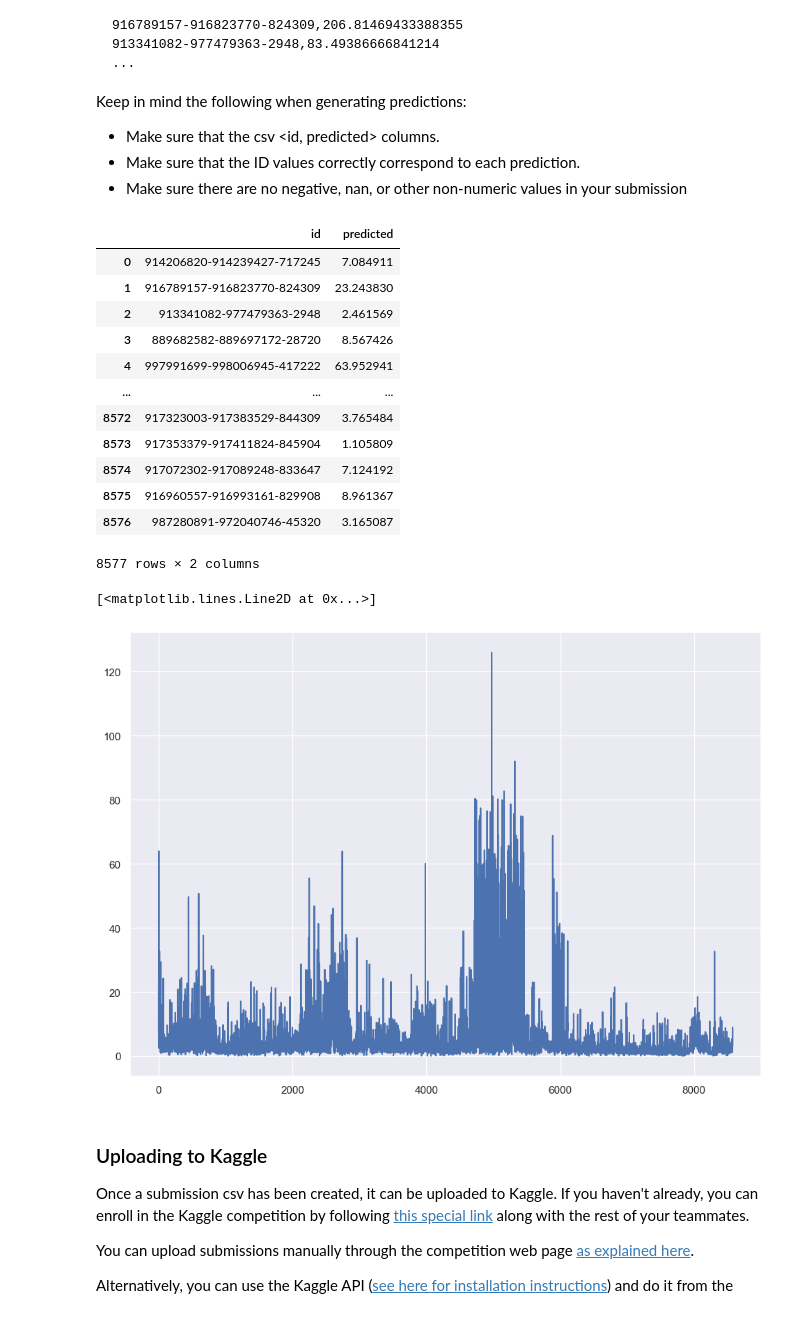
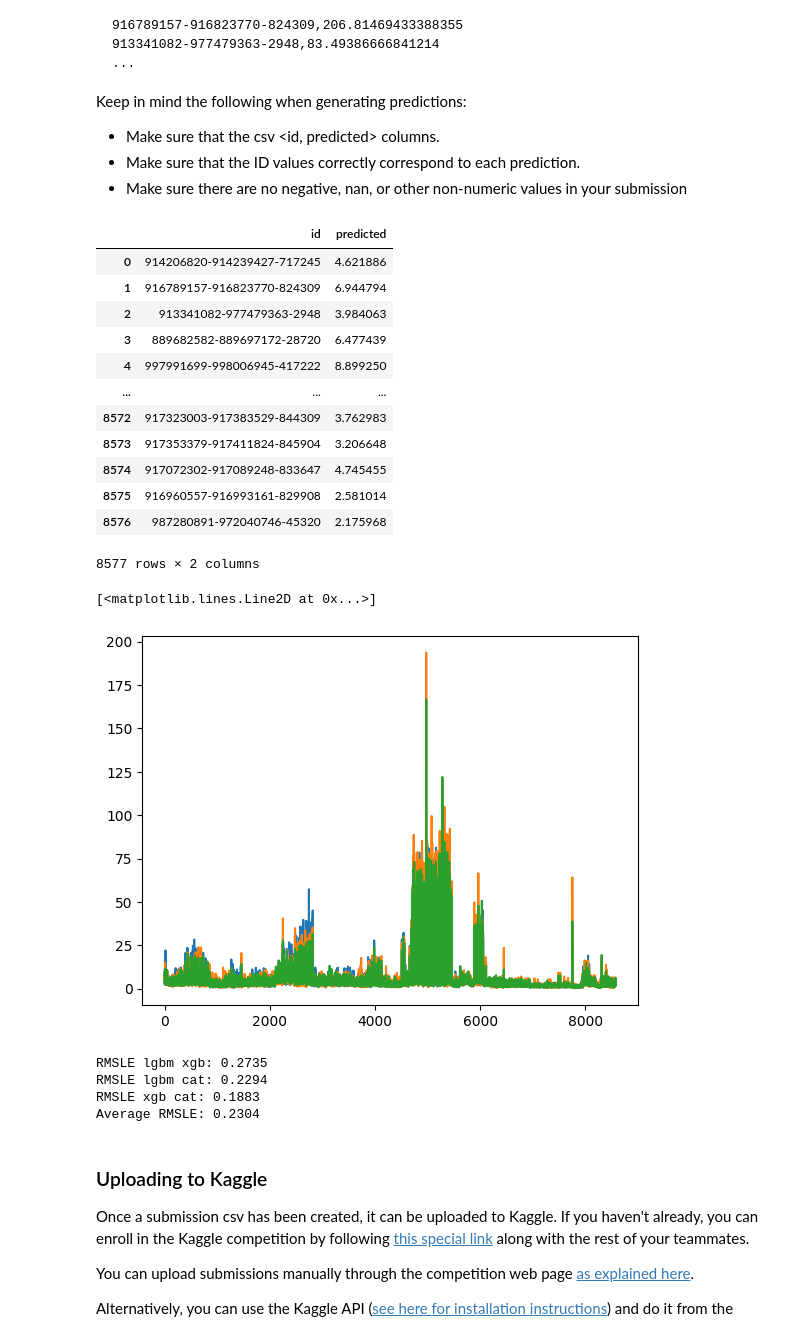
Before and after one commit to vladlevitin/TDT4173-Retail-Revenue-Prediction, a Jupyter notebook: TDT4173 Retail Revenue Prediction/introduction.ipynb, the cells around one changed output. Saved outputs shown, nothing was run; the diff lists cells and outputs as text; code cells hidden in the pictures.

```diff
--- a/TDT4173 Retail Revenue Prediction/introduction.ipynb
+++ b/TDT4173 Retail Revenue Prediction/introduction.ipynb
@@ -977,26 +1069,21 @@ X_test = df.drop(columns = colums_to_drop)
 X_test = convert_to_category(X_test)
 
 
+# for col in X_test.columns:
+#     if ( (X_test[col].dtype == 'float64') or (X_test[col].dtype == 'int64')):
+#         X_test[col].fillna(X_test[col].mean(), inplace=True)
+
+
 # Encoding
 
-# X_test_encoded_one_hot = one_hot_encoder.transform(X_test)
+# X_test_encoded_target = X_test.copy()
 
-# label_encoder = preprocessing.LabelEncoder()
+# for col in categorical_features_target:
+#     X_test_encoded_target[col] = X_test_encoded_target[col].map(all_means[col])
 
-# label_encoder = preprocessing.LabelEncoder()
+# X_test_encoded_target = X_test_encoded_target.astype('float64')
 
-# X_test_encoded_label = X_test.copy()
-
-# X_test_encoded_label[categorical_features]= X_test_encoded_label[categorical_features].apply(label_encoder.fit_transform)
-
-# # encode the categorical features to target encoding from all_means
-
-X_test_encoded_target = X_test.copy()
-
-for col in categorical_features:
-    X_test_encoded_target[col] = X_test_encoded_target[col].map(all_means[col])
-
-X_test_encoded_target = X_test_encoded_target.astype('float64')
+X_test_encoded_one_hot = one_hot_encoder.transform(X_test)
 
 
 
@@ -1004,21 +1091,26 @@ y_test_pred = 0
 n = 0
 
 
-y_test_pred_lgbm = lgbm_model.predict(X_test_encoded_target)
+
+
+X_test_selected = X_test_encoded_one_hot.copy()
+
+
+y_test_pred_lgbm = lgbm_model.predict(X_test)
 y_test_pred_lgbm = np.expm1(y_test_pred_lgbm)
 y_test_pred_lgbm = np.where(y_test_pred_lgbm < 0, 0, y_test_pred_lgbm)
 y_test_pred += y_test_pred_lgbm
 n+=1
 
 
-y_test_pred_xgb = xgboost_model.predict(X_test_encoded_target)
+y_test_pred_xgb = xgboost_model.predict(X_test_selected)
 y_test_pred_xgb = np.expm1(y_test_pred_xgb)
 y_test_pred_xgb = np.where(y_test_pred_xgb < 0, 0, y_test_pred_xgb)
 y_test_pred += y_test_pred_xgb
 n+=1
 
 
-y_test_pred_cat = cat_boost_model.predict(X_test_encoded_target)
+y_test_pred_cat = cat_boost_model.predict(X_test_selected)
 y_test_pred_cat = np.expm1(y_test_pred_cat)
 y_test_pred_cat = np.where(y_test_pred_cat < 0, 0, y_test_pred_cat)
 y_test_pred += y_test_pred_cat
@@ -1038,26 +1130,44 @@ submission.to_csv('submissions/sample_submission.csv', index=False)
 submission
 # %% [output]
 |  | id | predicted |
-| 0 | 914206820-914239427-717245 | 7.084911 |
-| 1 | 916789157-916823770-824309 | 23.243830 |
-| 2 | 913341082-977479363-2948 | 2.461569 |
-| 3 | 889682582-889697172-28720 | 8.567426 |
-| 4 | 997991699-998006945-417222 | 63.952941 |
+| 0 | 914206820-914239427-717245 | 4.621886 |
+| 1 | 916789157-916823770-824309 | 6.944794 |
+| 2 | 913341082-977479363-2948 | 3.984063 |
+| 3 | 889682582-889697172-28720 | 6.477439 |
+| 4 | 997991699-998006945-417222 | 8.899250 |
 | ... | ... | ... |
-| 8572 | 917323003-917383529-844309 | 3.765484 |
-| 8573 | 917353379-917411824-845904 | 1.105809 |
-| 8574 | 917072302-917089248-833647 | 7.124192 |
-| 8575 | 916960557-916993161-829908 | 8.961367 |
-| 8576 | 987280891-972040746-45320 | 3.165087 |
+| 8572 | 917323003-917383529-844309 | 3.762983 |
+| 8573 | 917353379-917411824-845904 | 3.206648 |
+| 8574 | 917072302-917089248-833647 | 4.745455 |
+| 8575 | 916960557-916993161-829908 | 2.581014 |
+| 8576 | 987280891-972040746-45320 | 2.175968 |
 8577 rows × 2 columns
 # %%
 # plot the  predicted values
 
 import matplotlib.pyplot as plt
-plt.plot(y_test_pred)
+plt.plot(y_test_pred_lgbm)
+plt.plot(y_test_pred_xgb)
+plt.plot(y_test_pred_cat)
 # %% [output]
 [<matplotlib.lines.Line2D at 0x...>]
-[figure, old version]
+[figure, new version]
+# %%
+# calculate the mean
+
+rmsle_lgbm_xgb = rmsle(y_test_pred_lgbm, y_test_pred_xgb)
+rmsle_lgbm_cat = rmsle(y_test_pred_lgbm, y_test_pred_cat)
+rmsle_xgb_cat = rmsle(y_test_pred_xgb, y_test_pred_cat)
+
+print(f'RMSLE lgbm xgb: {rmsle_lgbm_xgb :.4f}')
+print(f'RMSLE lgbm cat: {rmsle_lgbm_cat :.4f}')
+print(f'RMSLE xgb cat: {rmsle_xgb_cat :.4f}')
+print(f'Average RMSLE: {np.mean([rmsle_lgbm_xgb, rmsle_lgbm_cat, rmsle_xgb_cat]) :.4f}')
+# %% [output]
+RMSLE lgbm xgb: 0.2735
+RMSLE lgbm cat: 0.2294
+RMSLE xgb cat: 0.1883
+Average RMSLE: 0.2304
 # %% [markdown]
 ### Uploading to Kaggle
 
```
Also changed, not shown: parts of 5 cells of this notebook, 6 other files.
